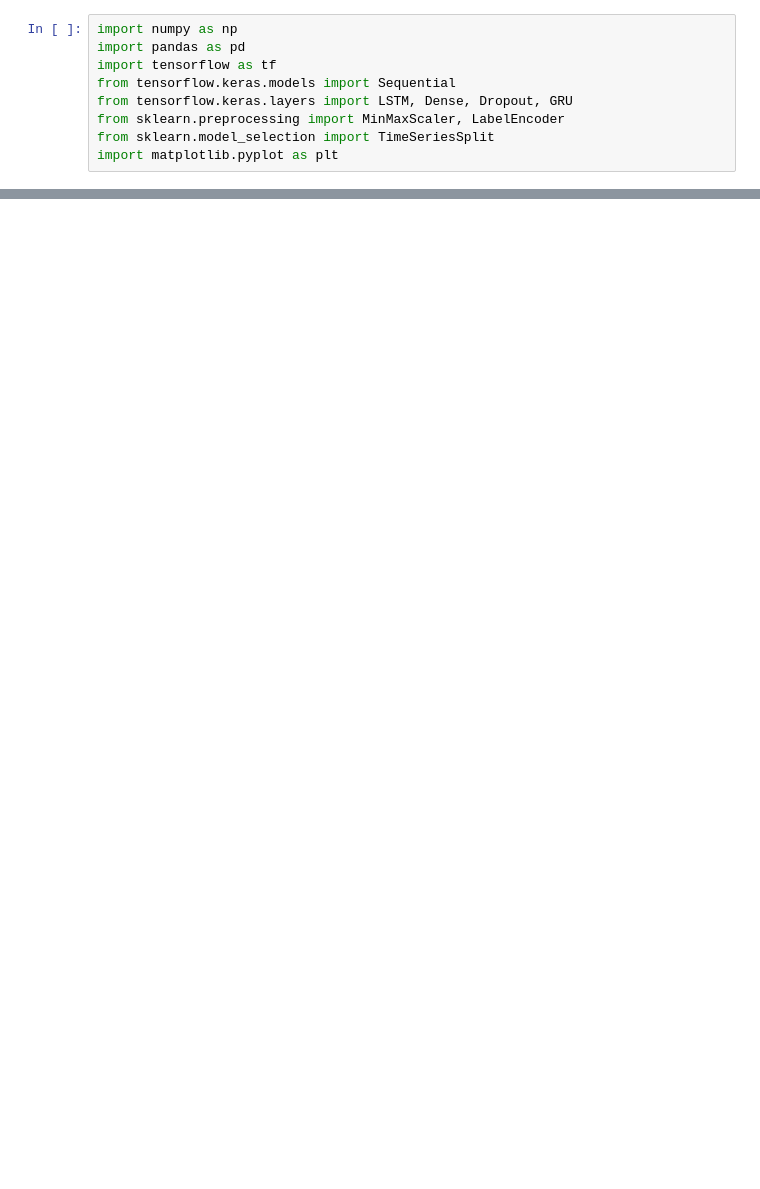
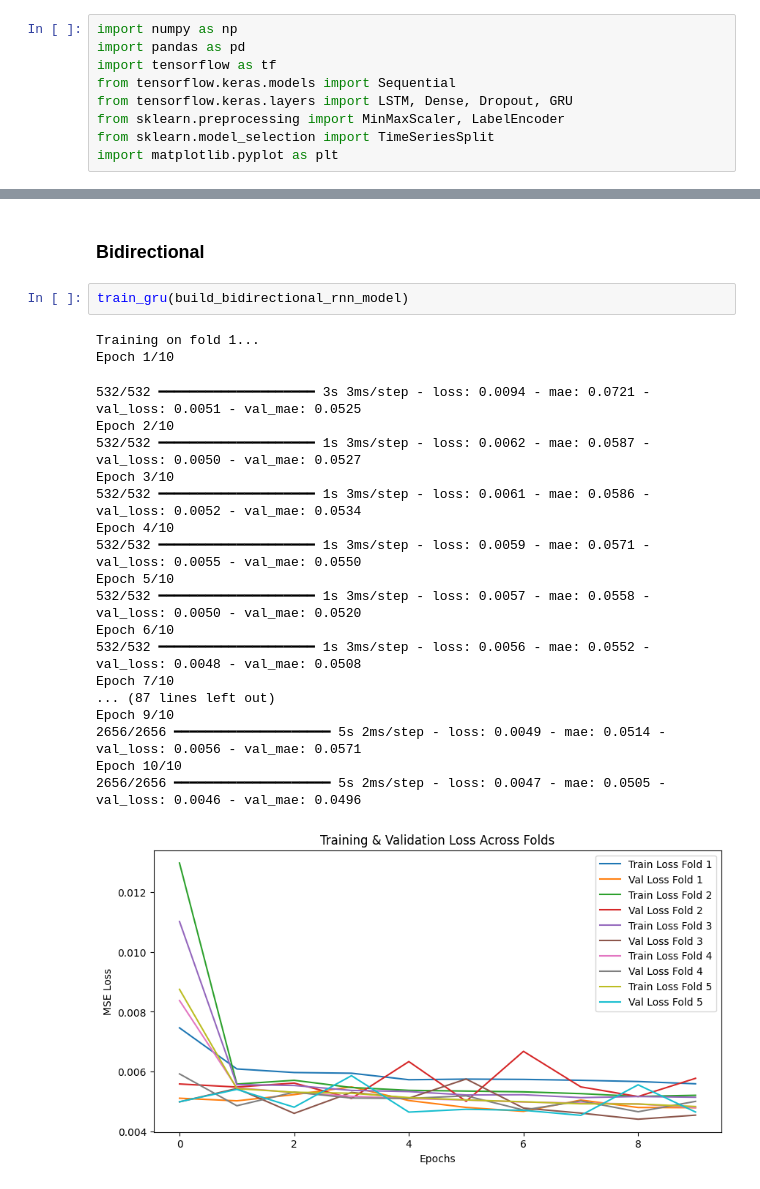
Before and after one commit to LemmaLemming/474weatherprediction, a Jupyter notebook: gru_testing_notebook.ipynb, the cells around one changed output, grey strips where cells are left out. Cells and saved outputs as stored; diff of their text form; blank space fills up the shorter version.

```diff
--- a/gru_testing_notebook.ipynb
+++ b/gru_testing_notebook.ipynb
@@ -217,0 +195,25 @@ Epoch 10/10
+# %% [markdown]
+### Bidirectional
+# %%
+train_gru(build_bidirectional_rnn_model)
+# %% [output]
+Training on fold 1...
+Epoch 1/10
+532/532 ━━━━━━━━━━━━━━━━━━━━ 3s 3ms/step - loss: 0.0094 - mae: 0.0721 - val_loss: 0.0051 - val_mae: 0.0525
+Epoch 2/10
+532/532 ━━━━━━━━━━━━━━━━━━━━ 1s 3ms/step - loss: 0.0062 - mae: 0.0587 - val_loss: 0.0050 - val_mae: 0.0527
+Epoch 3/10
+532/532 ━━━━━━━━━━━━━━━━━━━━ 1s 3ms/step - loss: 0.0061 - mae: 0.0586 - val_loss: 0.0052 - val_mae: 0.0534
+Epoch 4/10
+532/532 ━━━━━━━━━━━━━━━━━━━━ 1s 3ms/step - loss: 0.0059 - mae: 0.0571 - val_loss: 0.0055 - val_mae: 0.0550
+Epoch 5/10
+532/532 ━━━━━━━━━━━━━━━━━━━━ 1s 3ms/step - loss: 0.0057 - mae: 0.0558 - val_loss: 0.0050 - val_mae: 0.0520
+Epoch 6/10
+532/532 ━━━━━━━━━━━━━━━━━━━━ 1s 3ms/step - loss: 0.0056 - mae: 0.0552 - val_loss: 0.0048 - val_mae: 0.0508
+Epoch 7/10
+... (87 lines left out)
+Epoch 9/10
+2656/2656 ━━━━━━━━━━━━━━━━━━━━ 5s 2ms/step - loss: 0.0049 - mae: 0.0514 - val_loss: 0.0056 - val_mae: 0.0571
+Epoch 10/10
+2656/2656 ━━━━━━━━━━━━━━━━━━━━ 5s 2ms/step - loss: 0.0047 - mae: 0.0505 - val_loss: 0.0046 - val_mae: 0.0496
+[figure, added]
```
Also changed, not shown: parts of 11 cells of this notebook.
